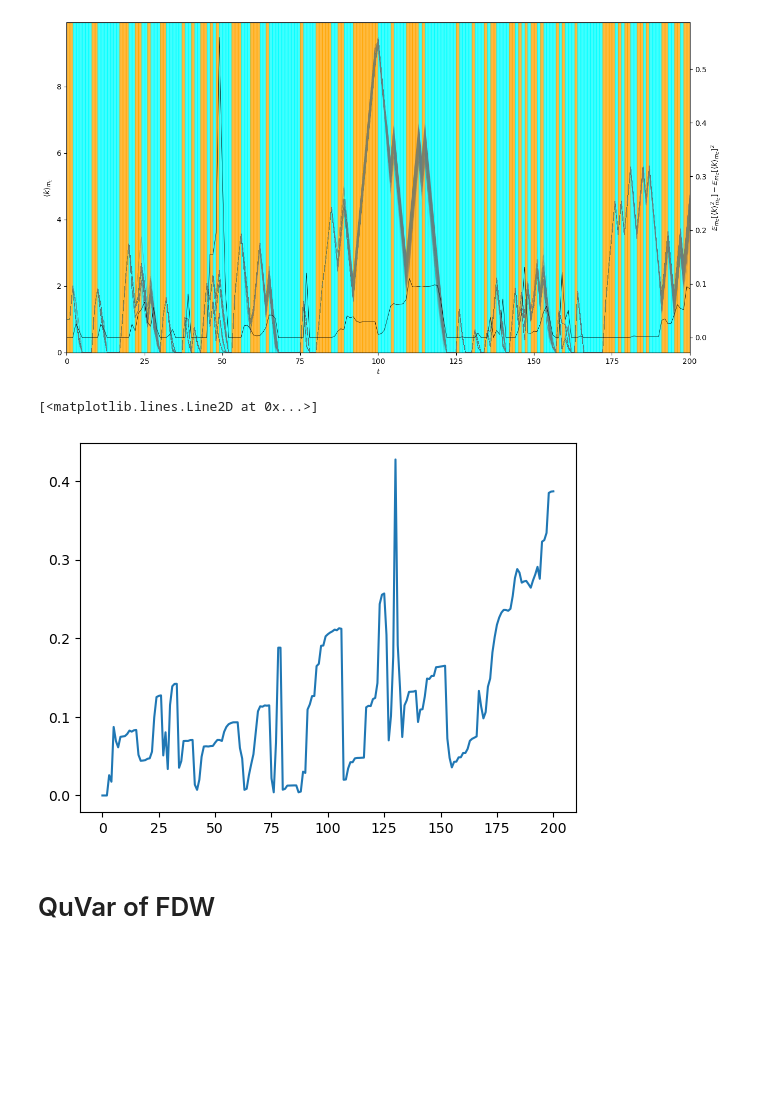
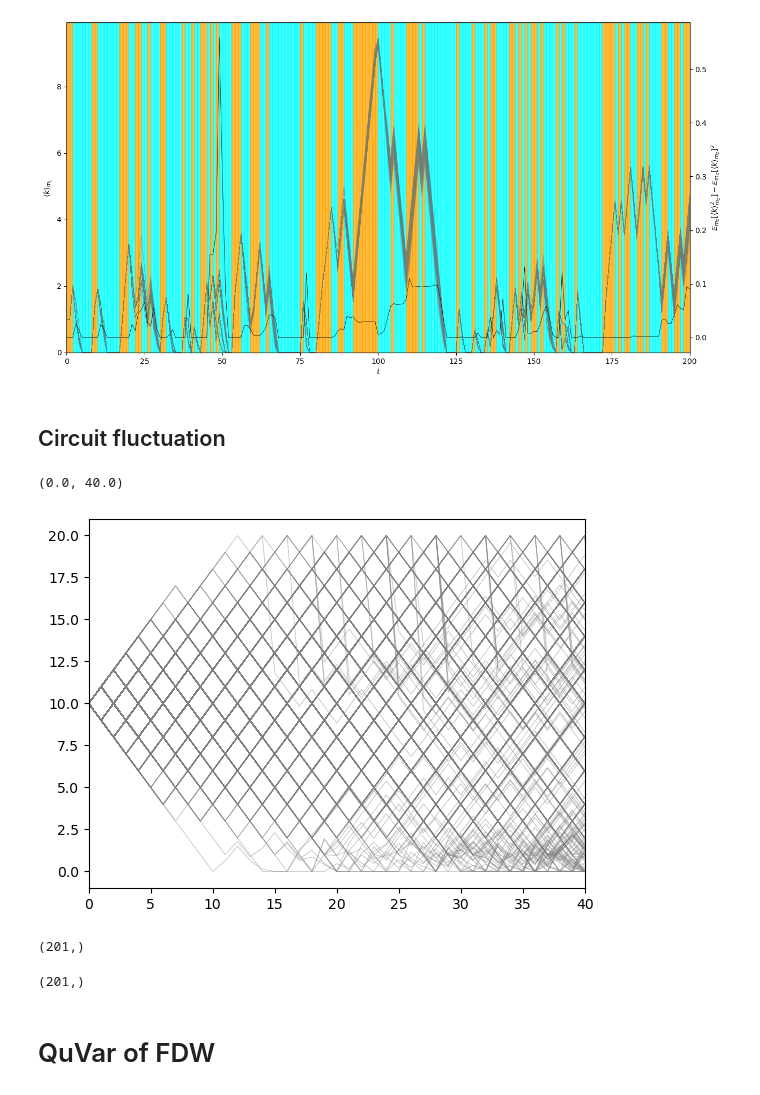
Before and after one commit to youtao1999/CT_MPS, a Jupyter notebook: FM_C_m_T.ipynb, the cells around one changed output. Cells and saved outputs as stored; diff of their text form; code cells hidden in the pictures; blank space fills up the shorter version.

```diff
--- a/FM_C_m_T.ipynb
+++ b/FM_C_m_T.ipynb
@@ -142,8 +146,8 @@ plt.plot(single)
 # %% [markdown]
 # artistic plot
 # %%
-L=10
-p=0.4
+L=20
+p=0.5
 sC=0
 data=df_MPS_0_T_DW.xs(L,level='L').xs(p,level='p_ctrl').xs(0.0,level='p_proj').xs(sC,level='sC')
 single=[data.xs(sm,level='sm').loc['DW1']['observations'] for sm in range((params_list[0][1]['sm']).shape[0])]
@@ -218,10 +222,5 @@ ax2.set_ylabel(r'$\mathbb{E}_{m_C}[ \langle{k}\rangle_{m_C}^2 ]-\mathbb{E}_{m_C}
 # %% [output]
 Text(0, 0.5, '$\\mathbb{E}_{m_C}[ \\langle{k}\\rangle_{m_C}^2 ]-\\mathbb{E}_{m_C}[ \\langle{k}\\rangle_{m_C} ]^2 $')
 [figure]
-# %%
-plt.plot(np.array(single).var(axis=0))
-# %% [output]
-[<matplotlib.lines.Line2D at 0x...>]
-[figure, removed]
 # %%
 plt.hist()
@@ -227,0 +230,18 @@ plt.hist()
+# %% [markdown]
+## Circuit fluctuation
+# %%
+L=20
+p=0.5
+# sC=0
+circ_fluc=[]
+for sC in tqdm(range(500)):
+    data=df_MPS_0_T_DW.xs(L,level='L').xs(p,level='p_ctrl').xs(0.0,level='p_proj').xs(sC,level='sC')
+    single=np.mean([data.xs(sm,level='sm').loc['DW1']['observations'] for sm in range((params_list[0][1]['sm']).shape[0])],axis=0)
+    circ_fluc.append(single)
+# %%
+for i in range(500):
+    plt.plot(circ_fluc[i],color='gray',alpha=0.5,linewidth=0.5)
+plt.xlim(0,40)
+# %% [output]
+(0.0, 40.0)
+[figure, added]
@@ -228,3 +251,11 @@ plt.hist()
+# %%
+np.mean(single,axis=0).shape
+# %% [output]
+(201,)
+# %%
+np.vstack(single).mean(axis=0).shape
+# %% [output]
+(201,)
 # %% [markdown]
 # QuVar of FDW
 # %%
```
Also changed, not shown: parts of 8 cells of this notebook, 1 other file.
